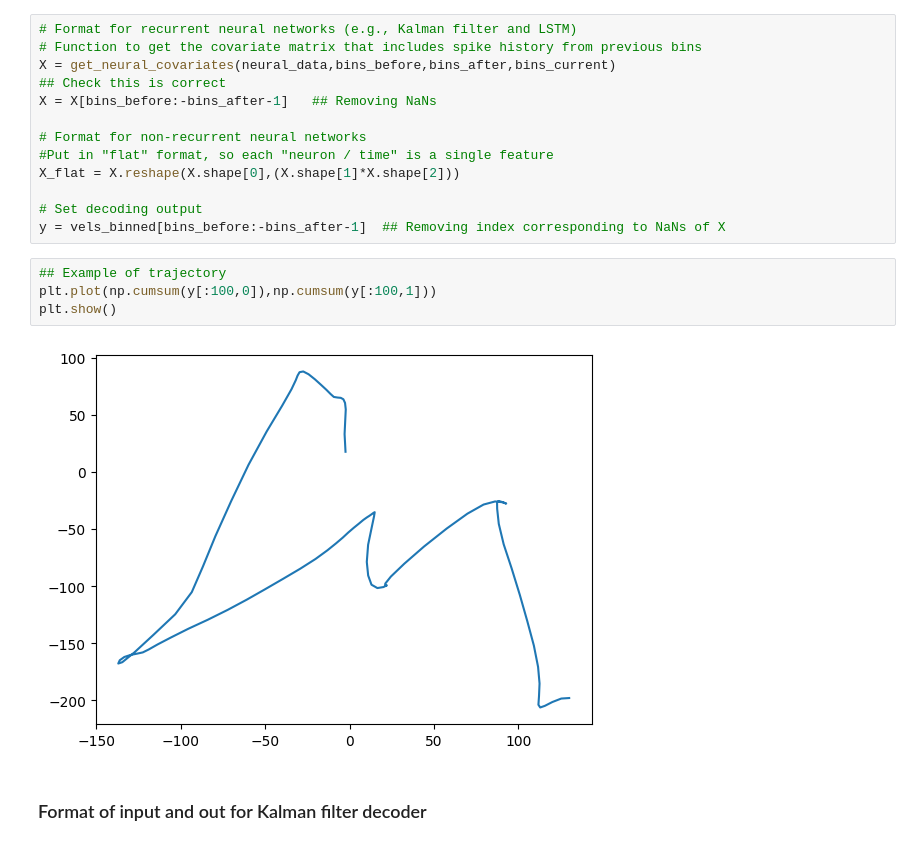
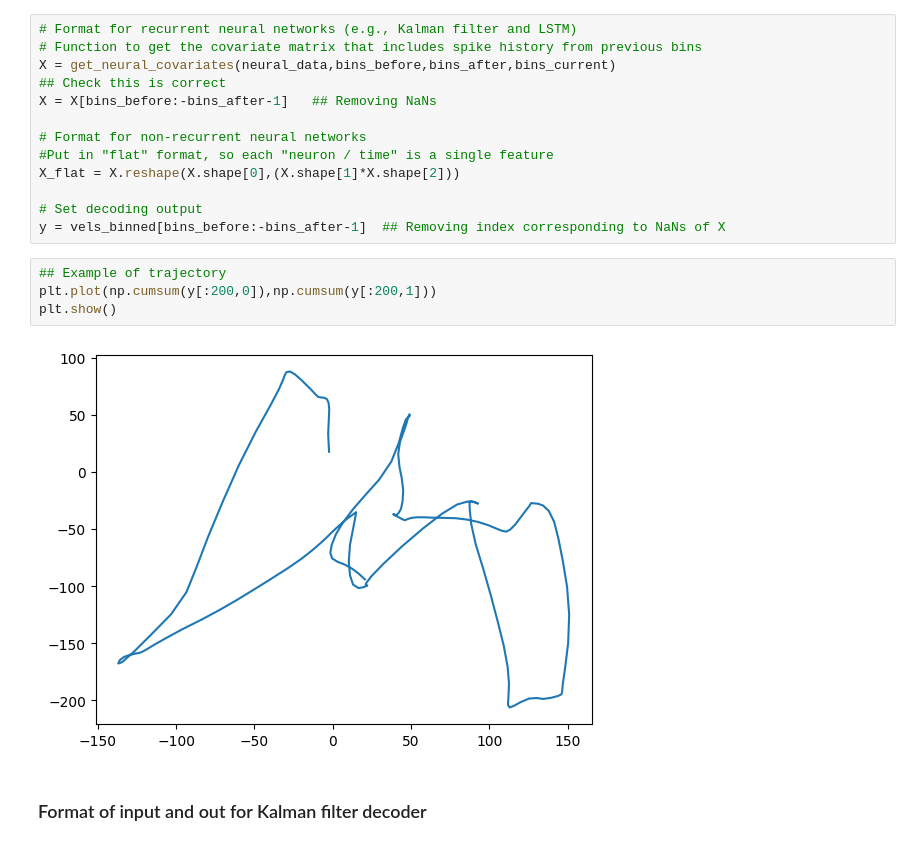
Before and after one commit to clmnlab/CCN_Course, a Jupyter notebook: Tutorial-SpikeTrain/Tutorial_BMI_NeuralDecoding.ipynb, the cells around one changed output. Cells and saved outputs as stored; diff of their text form.

```diff
--- a/Tutorial-SpikeTrain/Tutorial_BMI_NeuralDecoding.ipynb
+++ b/Tutorial-SpikeTrain/Tutorial_BMI_NeuralDecoding.ipynb
@@ -406,10 +406,10 @@ X_flat = X.reshape(X.shape[0],(X.shape[1]*X.shape[2]))
 y = vels_binned[bins_before:-bins_after-1]  ## Removing index corresponding to NaNs of X
 # %%
 ## Example of trajectory
-plt.plot(np.cumsum(y[:100,0]),np.cumsum(y[:100,1]))
+plt.plot(np.cumsum(y[:200,0]),np.cumsum(y[:200,1]))
 plt.show()
 # %% [output]
-[figure, old version]
+[figure, new version]
 # %% [markdown]
 ### Format of input and out for Kalman filter decoder
 # %%
```
Also changed, not shown: parts of 18 cells of this notebook.
